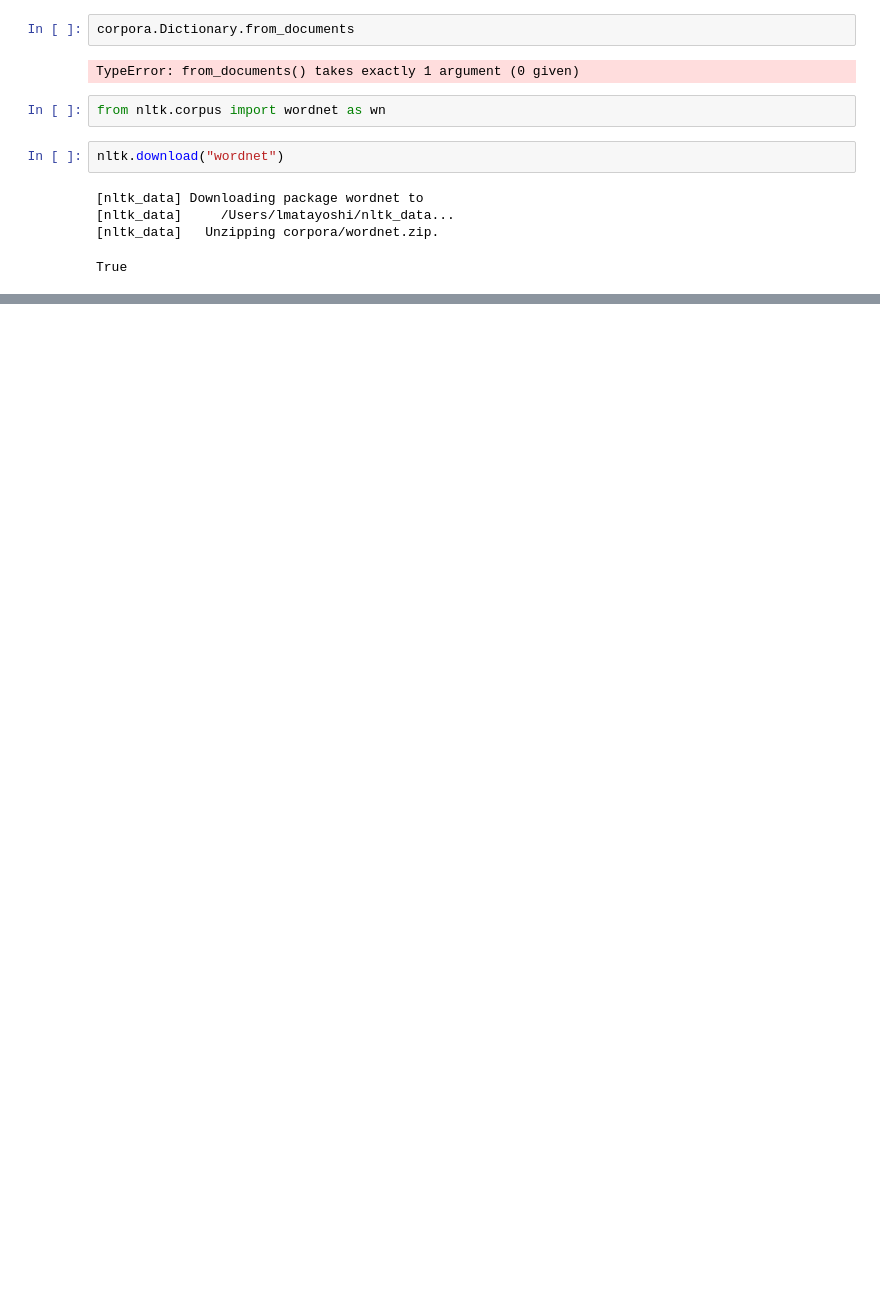
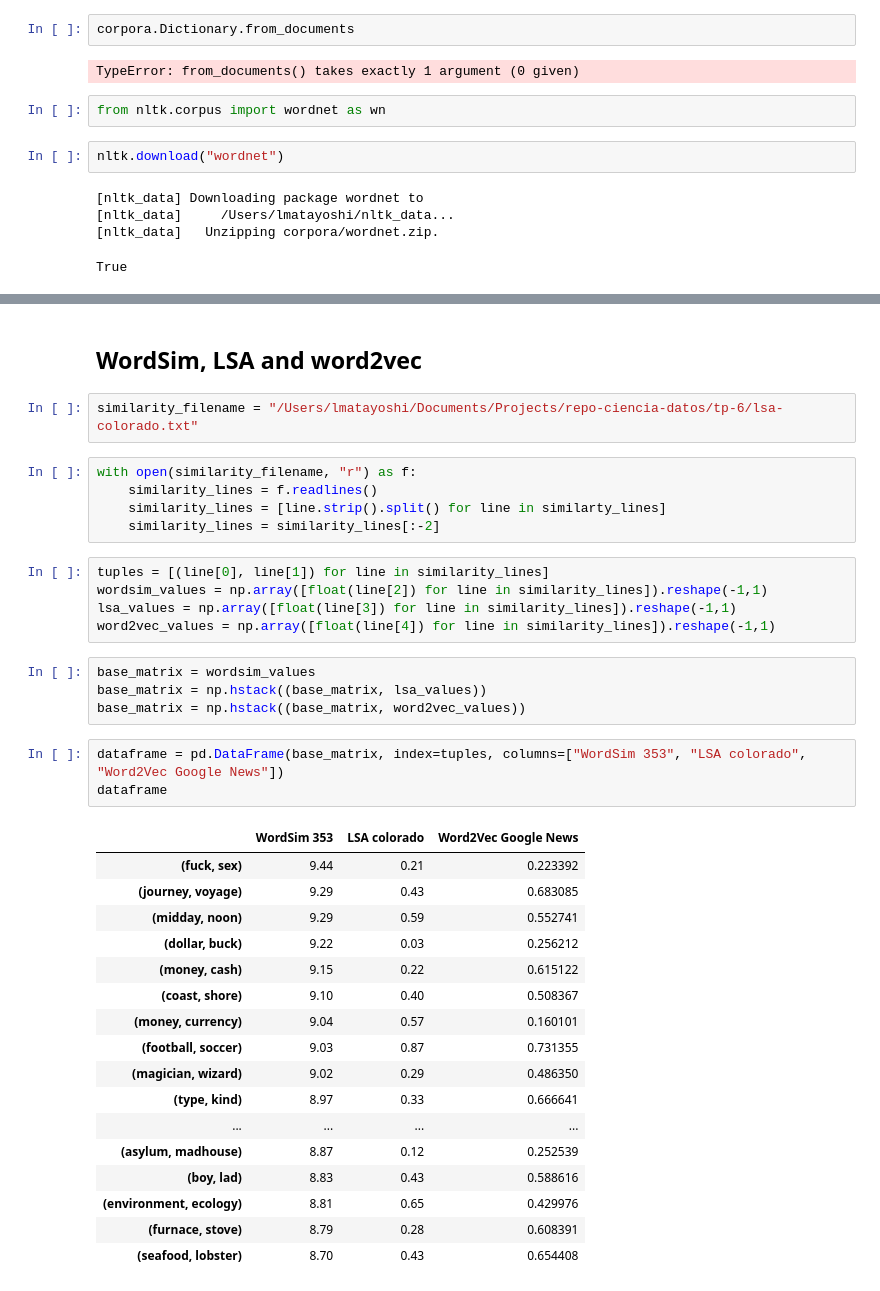
Before and after one commit to turtle-lea/ciencia-de-datos, a Jupyter notebook: tp-6/tp-6.ipynb, the cells around one changed output, grey strips where cells are left out. Drawn from its saved outputs; the diff is of its cells as text; blank space fills up the shorter version.

```diff
--- a/tp-6/tp-6.ipynb
+++ b/tp-6/tp-6.ipynb
@@ -343,0 +388,39 @@ wn
+# %% [markdown]
+## WordSim, LSA and word2vec
+# %%
+similarity_filename = "/Users/lmatayoshi/Documents/Projects/repo-ciencia-datos/tp-6/lsa-colorado.txt"
+# %%
+with open(similarity_filename, "r") as f:
+    similarity_lines = f.readlines()
+    similarity_lines = [line.strip().split() for line in similarty_lines]
+    similarity_lines = similarity_lines[:-2]
+# %%
+tuples = [(line[0], line[1]) for line in similarity_lines]
+wordsim_values = np.array([float(line[2]) for line in similarity_lines]).reshape(-1,1)
+lsa_values = np.array([float(line[3]) for line in similarity_lines]).reshape(-1,1)
+word2vec_values = np.array([float(line[4]) for line in similarity_lines]).reshape(-1,1)
+# %%
+base_matrix = wordsim_values
+base_matrix = np.hstack((base_matrix, lsa_values))
+base_matrix = np.hstack((base_matrix, word2vec_values))
+# %%
+dataframe = pd.DataFrame(base_matrix, index=tuples, columns=["WordSim 353", "LSA colorado", "Word2Vec Google News"])
+dataframe
+# %% [output]
+|  | WordSim 353 | LSA colorado | Word2Vec Google News |
+| (fuck, sex) | 9.44 | 0.21 | 0.223392 |
+| (journey, voyage) | 9.29 | 0.43 | 0.683085 |
+| (midday, noon) | 9.29 | 0.59 | 0.552741 |
+| (dollar, buck) | 9.22 | 0.03 | 0.256212 |
+| (money, cash) | 9.15 | 0.22 | 0.615122 |
+| (coast, shore) | 9.10 | 0.40 | 0.508367 |
+| (money, currency) | 9.04 | 0.57 | 0.160101 |
+| (football, soccer) | 9.03 | 0.87 | 0.731355 |
+| (magician, wizard) | 9.02 | 0.29 | 0.486350 |
+| (type, kind) | 8.97 | 0.33 | 0.666641 |
+| ... | ... | ... | ... |
+| (asylum, madhouse) | 8.87 | 0.12 | 0.252539 |
+| (boy, lad) | 8.83 | 0.43 | 0.588616 |
+| (environment, ecology) | 8.81 | 0.65 | 0.429976 |
+| (furnace, stove) | 8.79 | 0.28 | 0.608391 |
+| (seafood, lobster) | 8.70 | 0.43 | 0.654408 |
```
Also changed, not shown: parts of 14 cells of this notebook, 1 other file.
